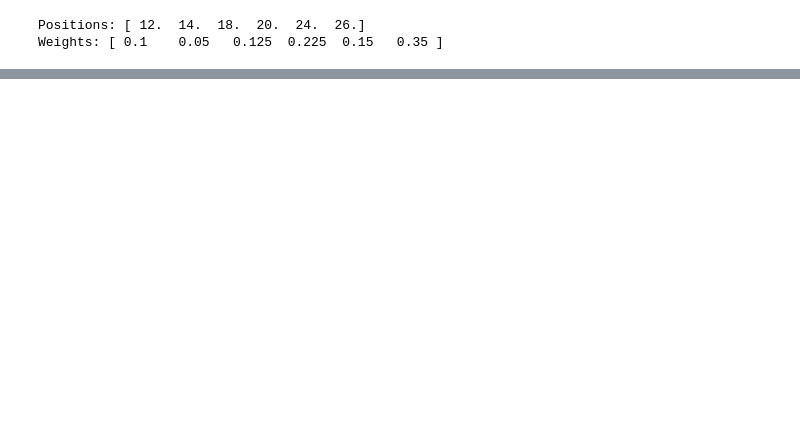
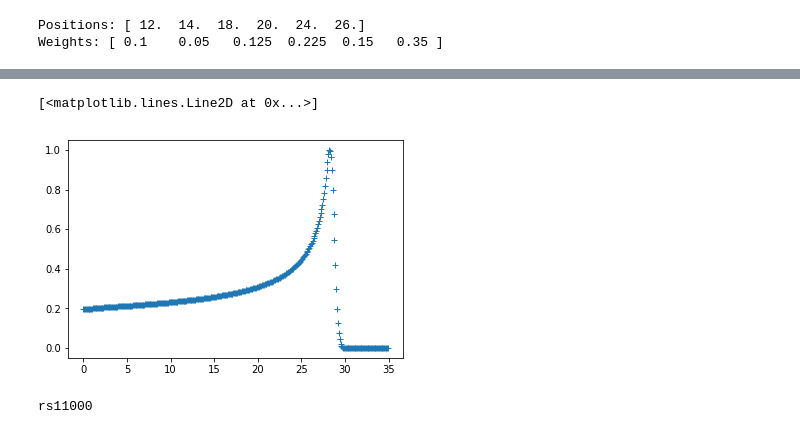
Before and after one commit to DataMedSci/ProtonBeamsComposer, a Jupyter notebook: curve_fit_BP.ipynb, the cells around one changed output, grey strips where cells are left out. Drawn from its saved outputs; the diff is of its cells as text; code cells hidden in the pictures; blank space fills up the shorter version.

```diff
--- a/curve_fit_BP.ipynb
+++ b/curve_fit_BP.ipynb
@@ -84,0 +114,12 @@ plt.legend(handles=[pre, plot3, plot4, plot5], loc=2)
+# %%
+r0aprx = peak_function(rs0dist, rs0dose)
+# %%
+dd = np.arange(0, 35, .1)
+plt.plot(dd, r0aprx(dd), '+')
+# %% [output]
+[<matplotlib.lines.Line2D at 0x...>]
+[figure, added]
+# %%
+print(data.columns[25])
+# %% [output]
+rs11000
```
Also changed, not shown: parts of 12 cells of this notebook.
